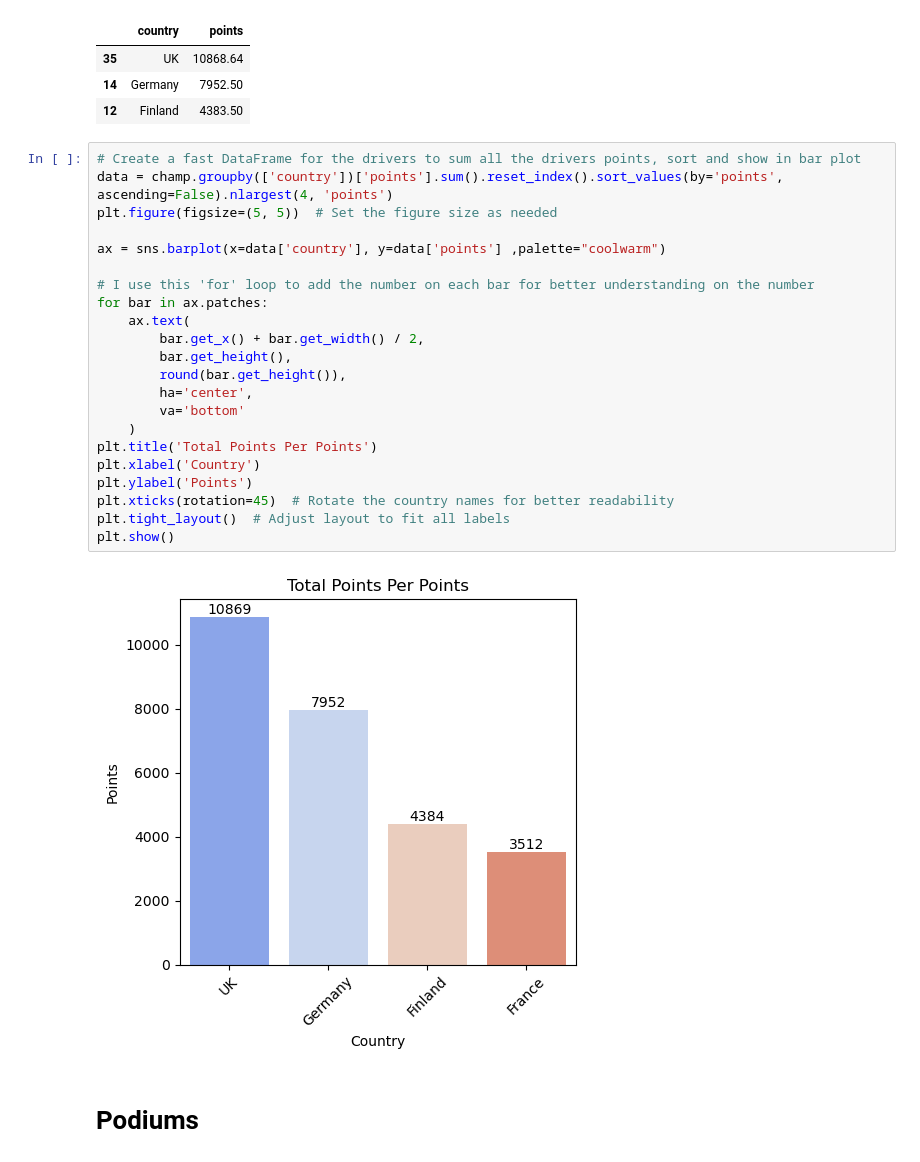
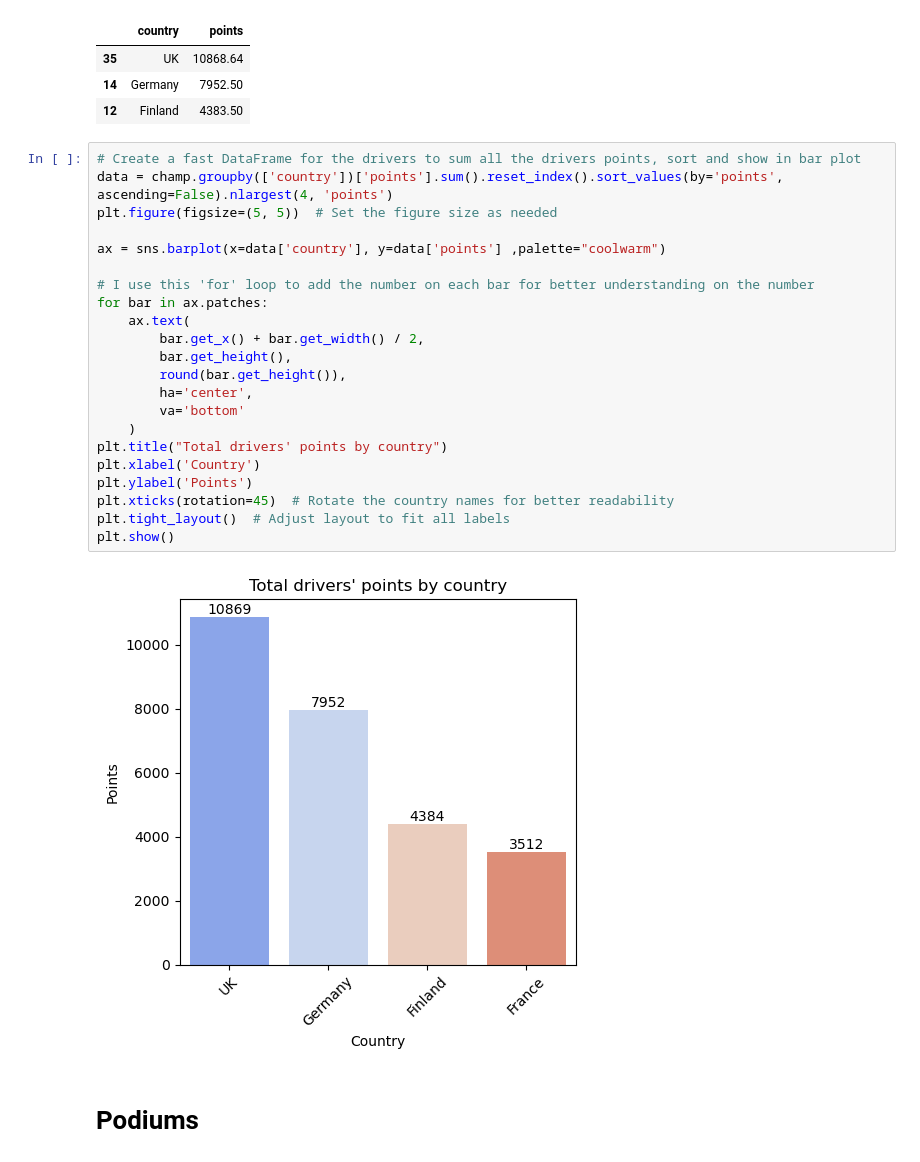
Before and after one commit to ChTomer/F1-Project, a Jupyter notebook: First Question.ipynb, the cells around one changed output. Saved outputs shown, nothing was run; the diff lists cells and outputs as text.

Commit message:
Fixed sec vis title

```diff
--- a/First Question.ipynb
+++ b/First Question.ipynb
@@ -215,27 +215,27 @@ champ.groupby(['country'])['points'].sum().reset_index().sort_values(by='points'
 # %%
 # Create a fast DataFrame for the drivers to sum all the drivers points, sort and show in bar plot
 data = champ.groupby(['country'])['points'].sum().reset_index().sort_values(by='points', ascending=False).nlargest(4, 'points')
 plt.figure(figsize=(5, 5))  # Set the figure size as needed
 
 ax = sns.barplot(x=data['country'], y=data['points'] ,palette="coolwarm")
 
 # I use this 'for' loop to add the number on each bar for better understanding on the number
 for bar in ax.patches:
     ax.text(
         bar.get_x() + bar.get_width() / 2,
         bar.get_height(),
         round(bar.get_height()),
         ha='center',
         va='bottom'
     )
-plt.title('Total Points Per Points')
+plt.title("Total drivers' points by country")
 plt.xlabel('Country')
 plt.ylabel('Points')
 plt.xticks(rotation=45)  # Rotate the country names for better readability
 plt.tight_layout()  # Adjust layout to fit all labels
 plt.show()
 # %% [output]
-[figure, old version]
+[figure, new version]
 # %% [markdown]
 # Podiums
 # %% [markdown]
```
